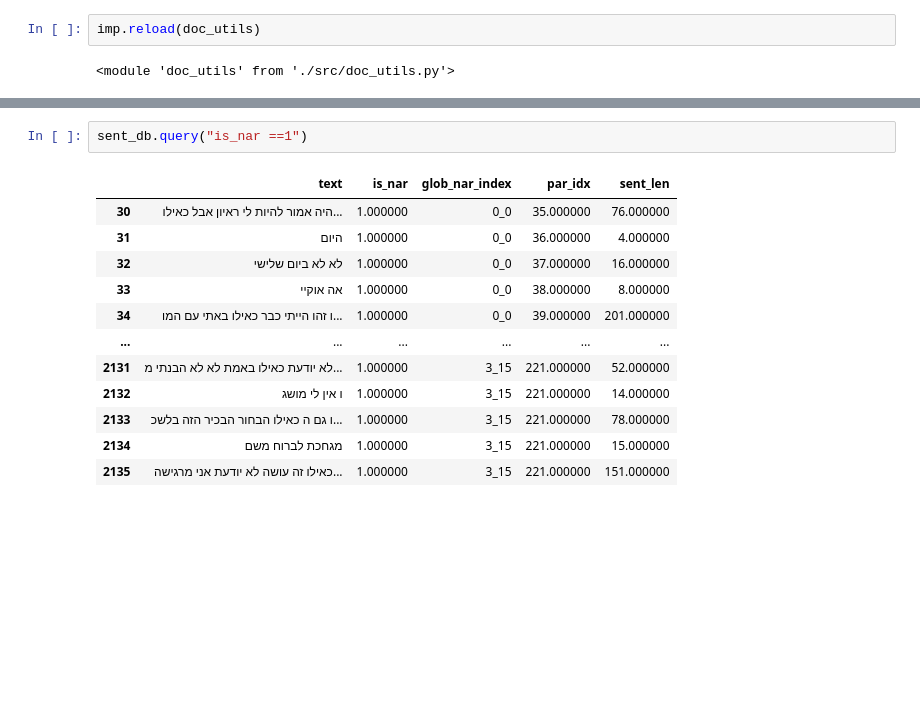
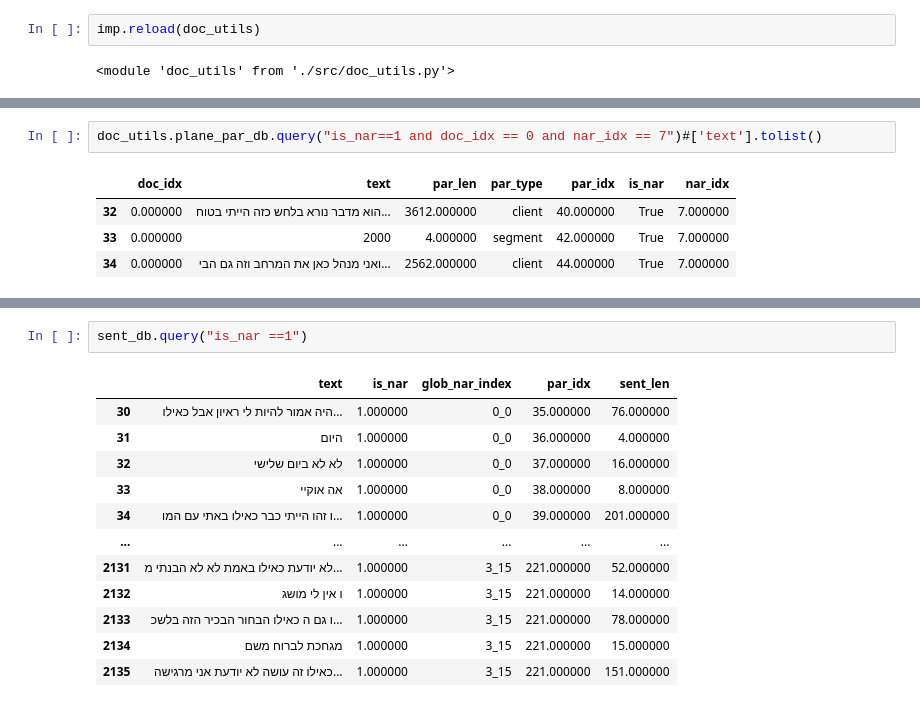
Before and after one commit to Sofy34/personal_strudy, a Jupyter notebook: thesis/01_initial_file.ipynb, the cells around one changed output, grey strips where cells are left out. Saved outputs shown, nothing was run; the diff lists cells and outputs as text; blank space fills up the shorter version.

```diff
--- a/thesis/01_initial_file.ipynb
+++ b/thesis/01_initial_file.ipynb
@@ -26 +47,8 @@ doc_db_columns = ['path','file_name','client_tag','therapist_tag','num_par']
+# %%
+doc_utils.plane_par_db.query("is_nar==1 and doc_idx == 0 and nar_idx == 7")#['text'].tolist()
+# %% [output]
+|  | doc_idx | text | par_len | par_type | par_idx | is_nar | nar_idx |
+| 32 | 0.000000 | הוא מדבר נורא בלחש כזה הייתי בטוח... | 3612.000000 | client | 40.000000 | True | 7.000000 |
+| 33 | 0.000000 | 2000 | 4.000000 | segment | 42.000000 | True | 7.000000 |
+| 34 | 0.000000 | ואני מנהל כאן את המרחב וזה גם הבי... | 2562.000000 | client | 44.000000 | True | 7.000000 |
 # %%
```
Also changed, not shown: parts of 27 cells of this notebook, 1 other file.
